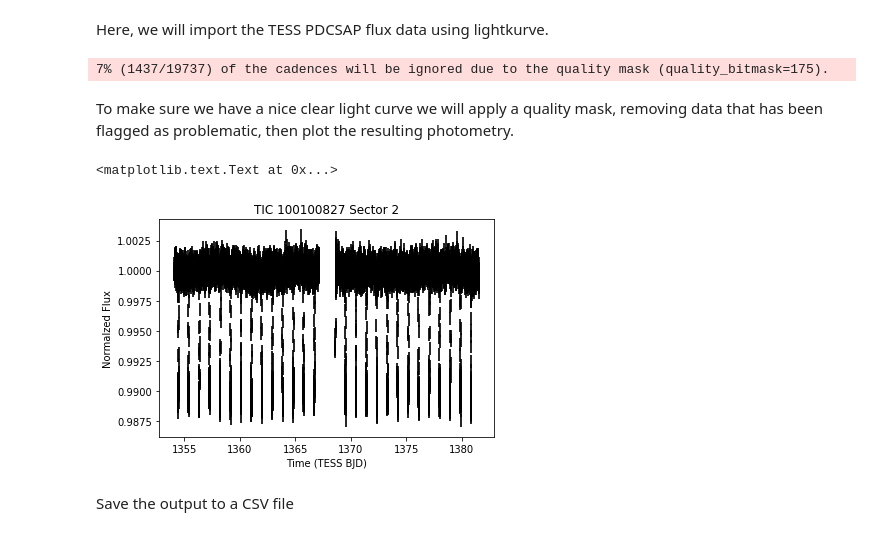
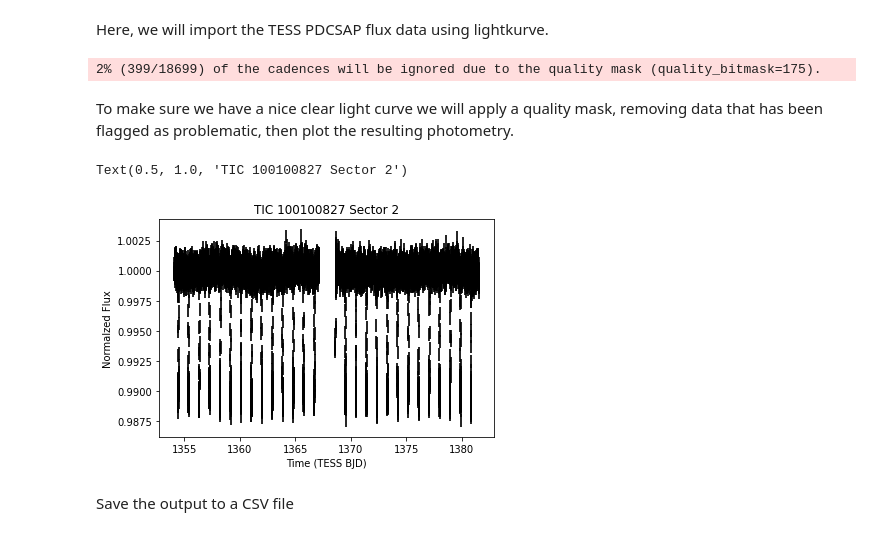
Before and after one commit to jonzink/EDI_Vetter_unplugged, a Jupyter notebook: tutorials/Starter_Guide_Example_WASP-18b.ipynb, the cells around one changed output. Drawn from its saved outputs; the diff is of its cells as text; code cells hidden in the pictures.

Commit message:
Add files via upload
Corrected errors caused by LightKurve updates.

```diff
--- a/tutorials/Starter_Guide_Example_WASP-18b.ipynb
+++ b/tutorials/Starter_Guide_Example_WASP-18b.ipynb
@@ -29,25 +29,24 @@ ID=100100827; Sector=2
 downloadpath=os.getcwd()+'/'
 
 target='TIC '+str(ID)
-lc_2min=lk.search.search_lightcurvefile(target, cadence='short', mission=("TESS"),sector=Sector).download(download_dir=downloadpath)
-lc_2min_precut=lc_2min.PDCSAP_FLUX.remove_nans().normalize()
+lc_2min=lk.search.search_lightcurve(target, cadence='short', mission=("TESS"),sector=Sector).download_all(download_dir=downloadpath)
+lc_2min_precut=lc_2min[0].remove_nans().normalize()
 # %% [output]
-7% (1437/19737) of the cadences will be ignored due to the quality mask (quality_bitmask=175).
+2% (399/18699) of the cadences will be ignored due to the quality mask (quality_bitmask=175).
 # %% [markdown]
 To make sure we have a nice clear light curve we will apply a quality mask, removing data that has been flagged as problematic, then plot the resulting photometry.
 # %%
 q = lc_2min_precut.quality!=0
 lc_2min = lk.LightCurve(time=lc_2min_precut.time[~q],flux=lc_2min_precut.flux[~q],flux_err=lc_2min_precut.flux_err[~q])
-
 #plot
-plt.errorbar(x=lc_2min_precut.time,y=lc_2min_precut.flux,yerr=lc_2min_precut.flux_err,color='grey',linestyle='none')
-plt.errorbar(x=lc_2min.time,y=lc_2min.flux,yerr=lc_2min.flux_err,color='black',linestyle='none')
+plt.errorbar(x=np.array(lc_2min_precut.time.value),y=np.array(lc_2min_precut.flux.value),yerr=np.array(lc_2min_precut.flux_err.value),color='grey',linestyle='none')
+plt.errorbar(x=np.array(lc_2min.time.value),y=np.array(lc_2min.flux.value),yerr=np.array(lc_2min.flux_err.value),color='black',linestyle='none')
 plt.xlabel('Time (TESS BJD)')
 plt.ylabel('Normalzed Flux')
 plt.title('TIC '+str(ID)+' Sector '+str(Sector))
 # %% [output]
-<matplotlib.text.Text at 0x...>
+Text(0.5, 1.0, 'TIC 100100827 Sector 2')
-[figure, old version]
+[figure, new version]
 # %% [markdown]
 Save the output to a CSV file
 # %%
```
Also changed, not shown: parts of 7 cells of this notebook.
